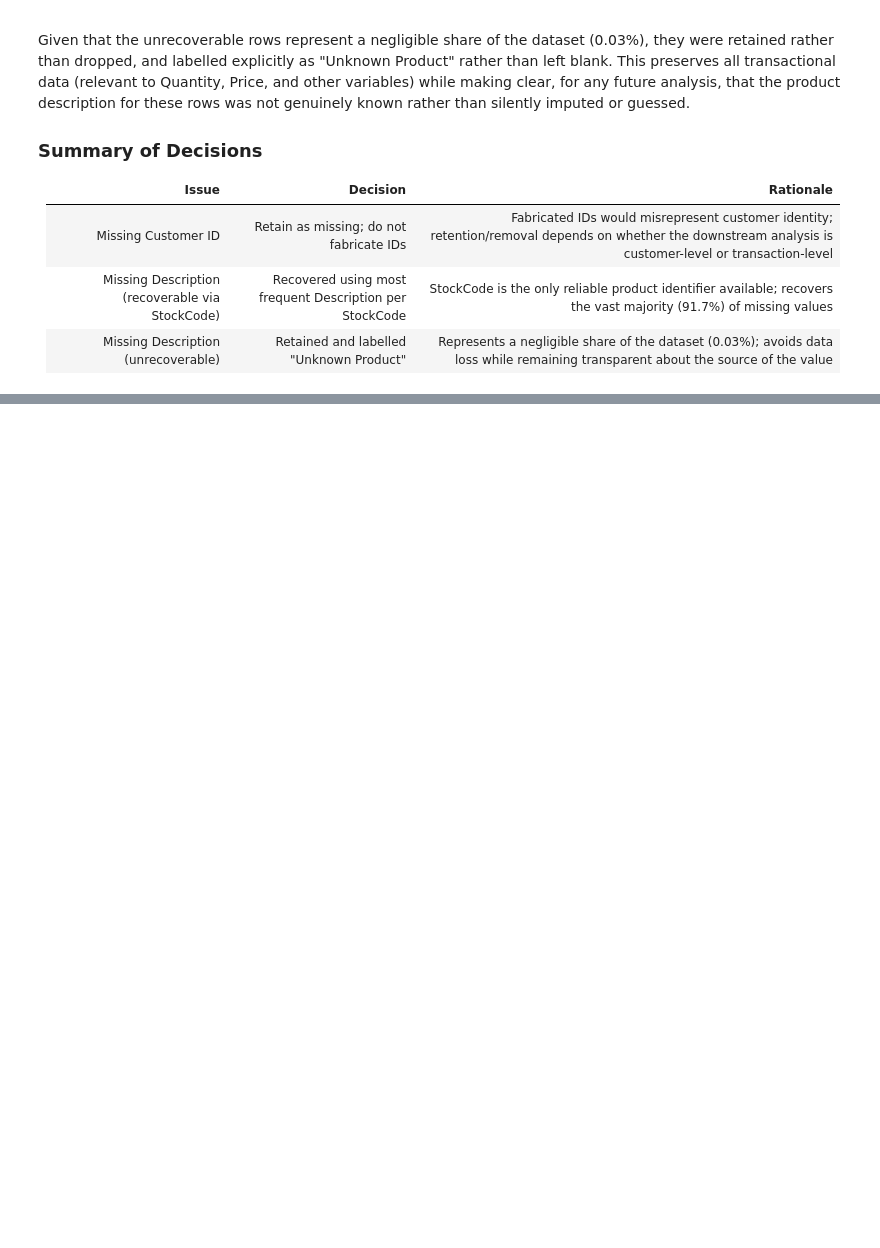
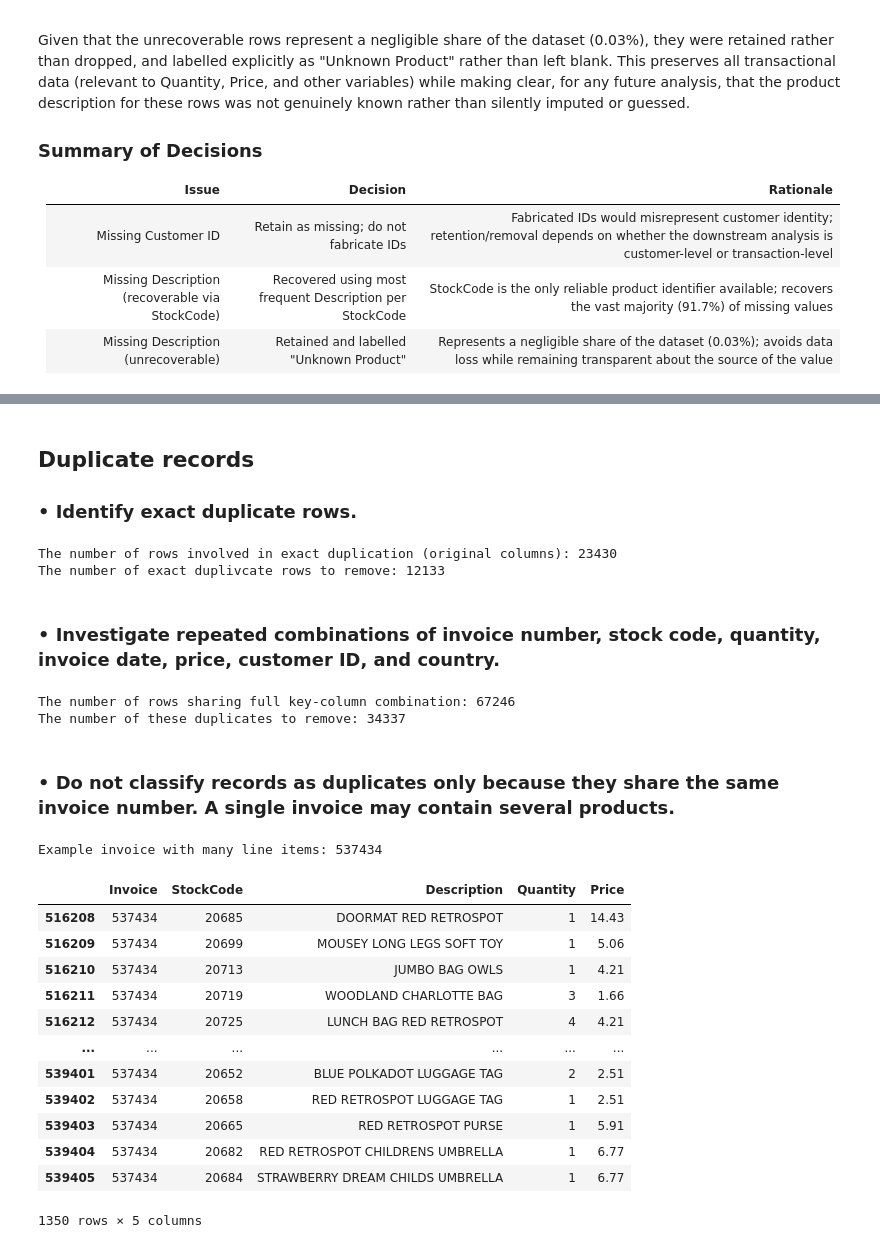
Before and after one commit to JoseAlberto88/Cleaning-Online-Retail-Data-and-Predicting-Purchase-Quantity, a Jupyter notebook: Cleaning_Data.ipynb, the cells around one changed output, grey strips where cells are left out. Drawn from its saved outputs; the diff is of its cells as text; code cells hidden in the pictures; blank space fills up the shorter version.

```diff
--- a/Cleaning_Data.ipynb
+++ b/Cleaning_Data.ipynb
@@ -435,0 +427,61 @@ df.head()
+# %% [markdown]
+## **Duplicate records**
+
+### •	Identify exact duplicate rows.
+# %%
+# To identify duplicates, we'll create to tables exact_duplicates in which it flags all copies involved in the df, while exact_duplicates_to_remove flags only the extra copies you'd actualy remove
+
+# A dictionary with the original columns
+original_cols = ['Invoice', 'StockCode', 'Description', 'Quantity', 'InvoiceDate',
+                  'Price', 'Customer ID', 'Country', 'Source_Year']
+
+
+exact_duplicates = df.duplicated(subset=original_cols, keep=False)
+print("The number of rows involved in exact duplication (original columns):", exact_duplicates.sum())
+
+# Number of duplicates that would be removed, keepumng alnly the first occurence of each
+exact_duplicates_to_remove =df.duplicated(subset=original_cols, keep='first')
+print("The number of exact duplivcate rows to remove:", exact_duplicates_to_remove.sum())
+# %% [output]
+The number of rows involved in exact duplication (original columns): 23430
+The number of exact duplivcate rows to remove: 12133
+# %% [markdown]
+### •	Investigate repeated combinations of invoice number, stock code, quantity, invoice date, price, customer ID, and country.
+# %%
+# For this exercise, we can do something similar like the previous exercise, but now only focusimg omn the columns mentioned above
+
+# A dictionary for the columns
+key_cols = ['Invoice', 'StockCode', 'Quantity', 'InvoiceDate', 'Price', 'Customer ID', 'Country']
+
+# Creating the two tables, similar to before
+subset_duplicates = df.duplicated(subset=key_cols, keep=False)
+print("The number of rows sharing full key-column combination:", subset_duplicates.sum())
+
+subset_duplicates_to_remove = df.duplicated(subset=key_cols, keep='first')
+print("The number of these duplicates to remove:", subset_duplicates_to_remove.sum())
+# %% [output]
+The number of rows sharing full key-column combination: 67246
+The number of these duplicates to remove: 34337
+# %% [markdown]
+### •	Do not classify records as duplicates only because they share the same invoice number. A single invoice may contain several products.
+# %%
+# Let's actully demonstrate this with a example withj the data showing a single invoice comtains multiple differenet producrts
+
+sample_invoice = df['Invoice'].value_counts().idxmax()  # invoice with the most line items
+print("Example invoice with many line items:", sample_invoice)
+df[df['Invoice'] == sample_invoice][['Invoice', 'StockCode', 'Description', 'Quantity', 'Price']]
+# %% [output]
+Example invoice with many line items: 537434
+|  | Invoice | StockCode | Description | Quantity | Price |
+| 516208 | 537434 | 20685 | DOORMAT RED RETROSPOT | 1 | 14.43 |
+| 516209 | 537434 | 20699 | MOUSEY LONG LEGS SOFT TOY | 1 | 5.06 |
+| 516210 | 537434 | 20713 | JUMBO BAG OWLS | 1 | 4.21 |
+| 516211 | 537434 | 20719 | WOODLAND CHARLOTTE BAG | 3 | 1.66 |
+| 516212 | 537434 | 20725 | LUNCH BAG RED RETROSPOT | 4 | 4.21 |
+| ... | ... | ... | ... | ... | ... |
+| 539401 | 537434 | 20652 | BLUE POLKADOT LUGGAGE TAG | 2 | 2.51 |
+| 539402 | 537434 | 20658 | RED RETROSPOT LUGGAGE TAG | 1 | 2.51 |
+| 539403 | 537434 | 20665 | RED RETROSPOT PURSE | 1 | 5.91 |
+| 539404 | 537434 | 20682 | RED RETROSPOT CHILDRENS UMBRELLA | 1 | 6.77 |
+| 539405 | 537434 | 20684 | STRAWBERRY DREAM CHILDS UMBRELLA | 1 | 6.77 |
+1350 rows × 5 columns
```
Also changed, not shown: parts of 13 cells of this notebook.
